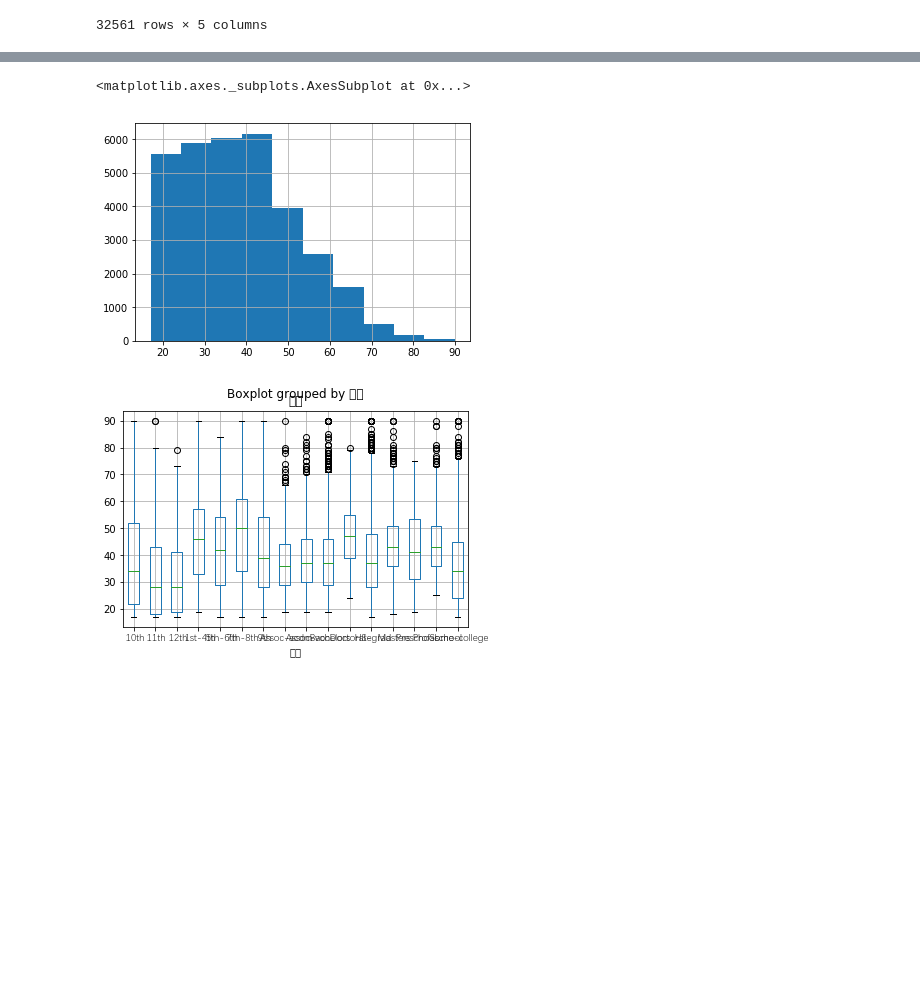
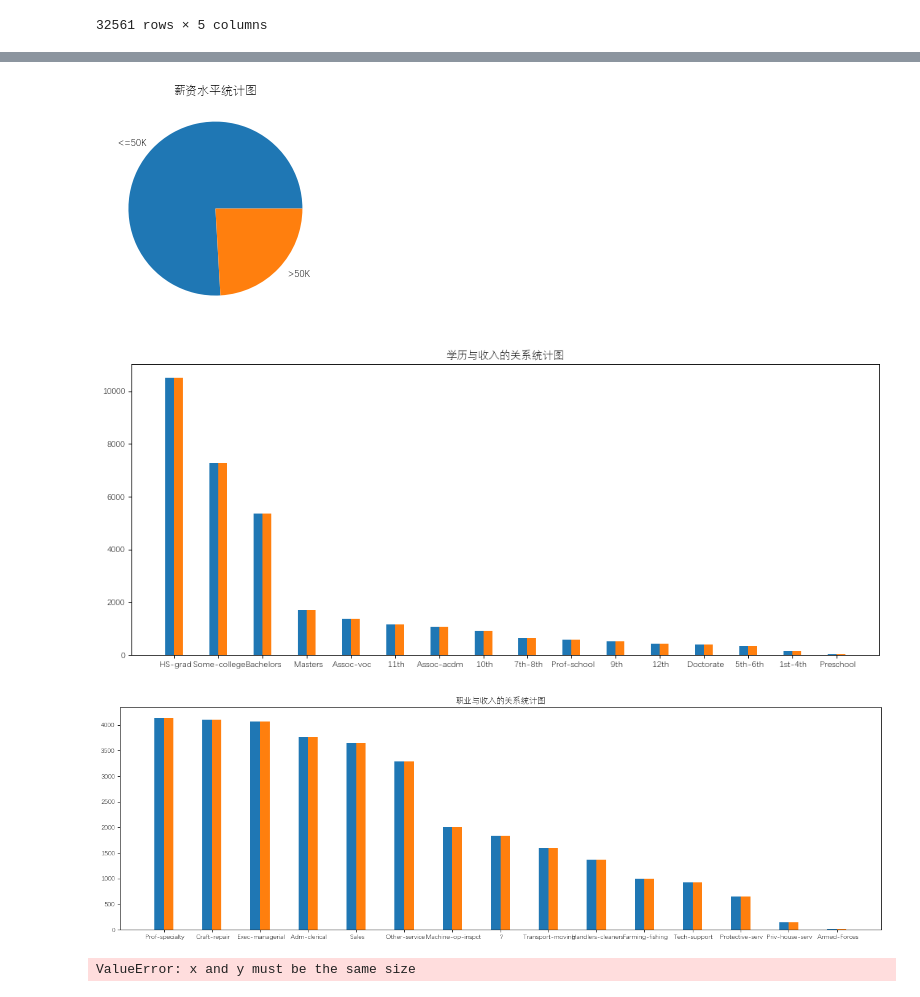
Before and after one commit to EdwardDaChina/Jupter-Learning, a Jupyter notebook: 学习Matplotlib基本绘图方法-checkpoint.ipynb, the cells around one changed output, grey strips where cells are left out. Saved outputs shown, nothing was run; the diff lists cells and outputs as text; code cells hidden in the pictures; blank space fills up the shorter version.

```diff
--- a/学习Matplotlib基本绘图方法-checkpoint.ipynb
+++ b/学习Matplotlib基本绘图方法-checkpoint.ipynb
@@ -217,13 +205,51 @@ Name: 学历, dtype: int64
-# %%
-data.年龄.hist()
-# %% [output]
-<matplotlib.axes._subplots.AxesSubplot at 0x...>
-[figure, removed]
-# %%
-from matplotlib.font_manager import FontProperties
-
-ax=data.boxplot(column='年龄',by='学历')
-for label in ax.get_xticklabels():
-    label.set_fontproperties(FontProperties('Dengxian'))
-# %% [output]
-[figure, removed]
+# %%
+plt.figure(1)
+data_clean['薪资'].value_counts().plot(kind='pie')
+plt.title('薪资水平统计图')
+plt.ylabel('')
+plt.rcParams['font.sans-serif']=['Dengxian']
+plt.show()
+
+
+plt.figure(figsize=(15, 6), dpi=80)
+x=range(len(data_clean['学历'].value_counts().index))
+y1=data_clean['学历'].value_counts().values
+y2=data_clean['学历'].value_counts().values
+plt.bar(x,y1, width=0.2)
+plt.bar([i + 0.2 for i in x],y2, width=0.2)
+plt.xticks([i + 0.1 for i in x], data_clean['学历'].value_counts().index)
+plt.title('学历与收入的关系统计图')
+plt.show()
+
+
+plt.figure(figsize=(20, 6), dpi=80)
+x=range(len(data_clean['职业'].value_counts().index))
+y1=data_clean['职业'].value_counts().values
+y2=data_clean['职业'].value_counts().values
+plt.bar(x,y1, width=0.2)
+plt.bar([i + 0.2 for i in x],y2, width=0.2)
+plt.xticks([i + 0.1 for i in x], data_clean['职业'].value_counts().index)
+plt.title('职业与收入的关系统计图')
+plt.show()
+
+
+plt.figure(figsize=(20,8))
+x=data_clean['每周工作时长'].value_counts().index
+y=data_clean['资本收益']
+plt.scatter(x,y)
+plt.xticks(data_clean['每周工作时长'].value_counts().index)
+plt.title('所统计人口每小时工作时间的分布图')
+plt.show()
+
+
+plt.figure(figsize=(20,8))
+x=range(len(data_clean['每周工作时长'].value_counts().index))
+y=data_clean['每周工作时长'].value_counts().values
+plt.plot(x,y)
+plt.title('每周工作时间与资本收益（capital-gain）之间的关系图')
+plt.show()
+# %% [output]
+[figure, added]
+[figure, added]
+[figure, added]
+ValueError: x and y must be the same size
```
Also changed, not shown: parts of 14 cells of this notebook.
